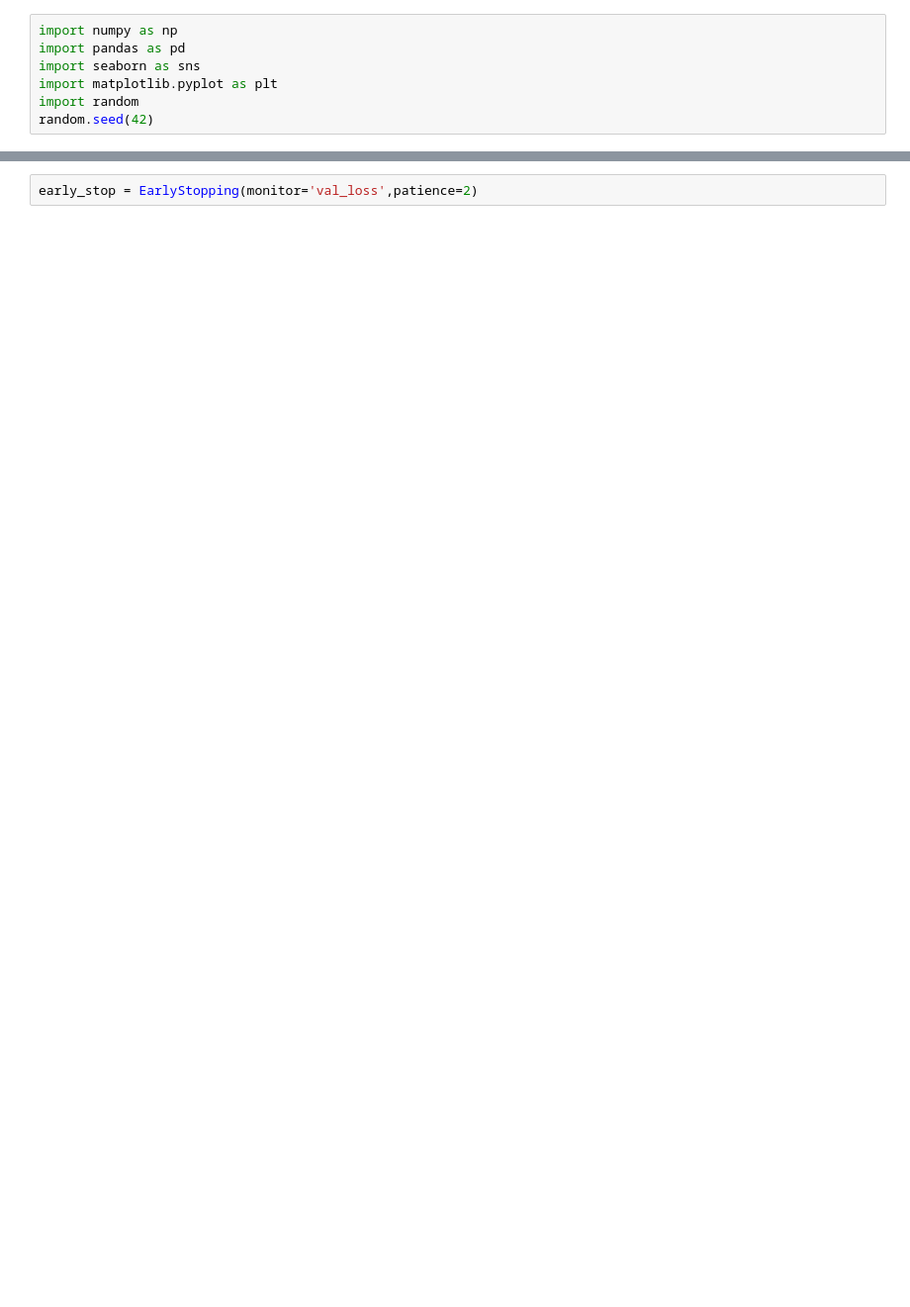
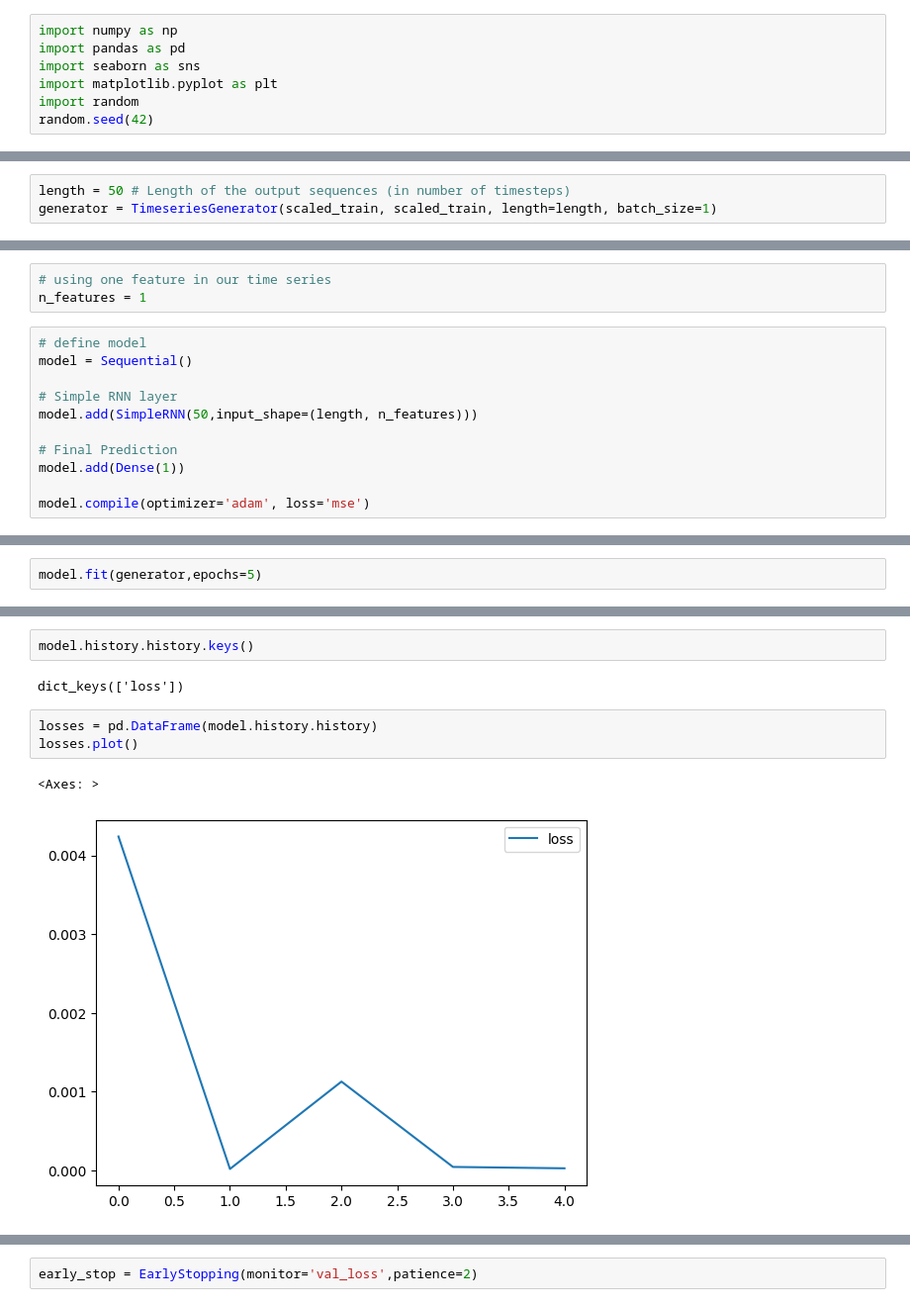
Before and after one commit to gc2321/3235-Machine-Learning, a Jupyter notebook: XTRA_NEURO_NET_EXERCISES/3_rnn_sine_wave.ipynb, the cells around one changed output, grey strips where cells are left out. Shown at 99% size. Drawn from its saved outputs; the diff is of its cells as text; blank space fills up the shorter version.

```diff
--- a/XTRA_NEURO_NET_EXERCISES/3_rnn_sine_wave.ipynb
+++ b/XTRA_NEURO_NET_EXERCISES/3_rnn_sine_wave.ipynb
@@ -101,0 +78,3 @@ model.compile(loss='categorical_crossentropy',
+# %%
+length = 50 # Length of the output sequences (in number of timesteps)
+generator = TimeseriesGenerator(scaled_train, scaled_train, length=length, batch_size=1)
@@ -102,3 +108,17 @@ model.compile(loss='categorical_crossentropy',
+# %%
+# using one feature in our time series
+n_features = 1
+# %%
+# define model
+model = Sequential()
+
+# Simple RNN layer
+model.add(SimpleRNN(50,input_shape=(length, n_features)))
+
+# Final Prediction
+model.add(Dense(1))
+
+model.compile(optimizer='adam', loss='mse')
 # %%
 model.summary()
 # %% [output]
@@ -123,2 +136,4 @@ Trainable params: 591786 (2.26 MB)
 Non-trainable params: 0 (0.00 Byte)
 _________________________________________________________________
+# %%
+model.fit(generator,epochs=5)
@@ -124,0 +152,10 @@ _________________________________________________________________
+# %%
+model.history.history.keys()
+# %% [output]
+dict_keys(['loss'])
+# %%
+losses = pd.DataFrame(model.history.history)
+losses.plot()
+# %% [output]
+<Axes: >
+[figure, added]
```
Also changed, not shown: parts of 80 cells of this notebook.
